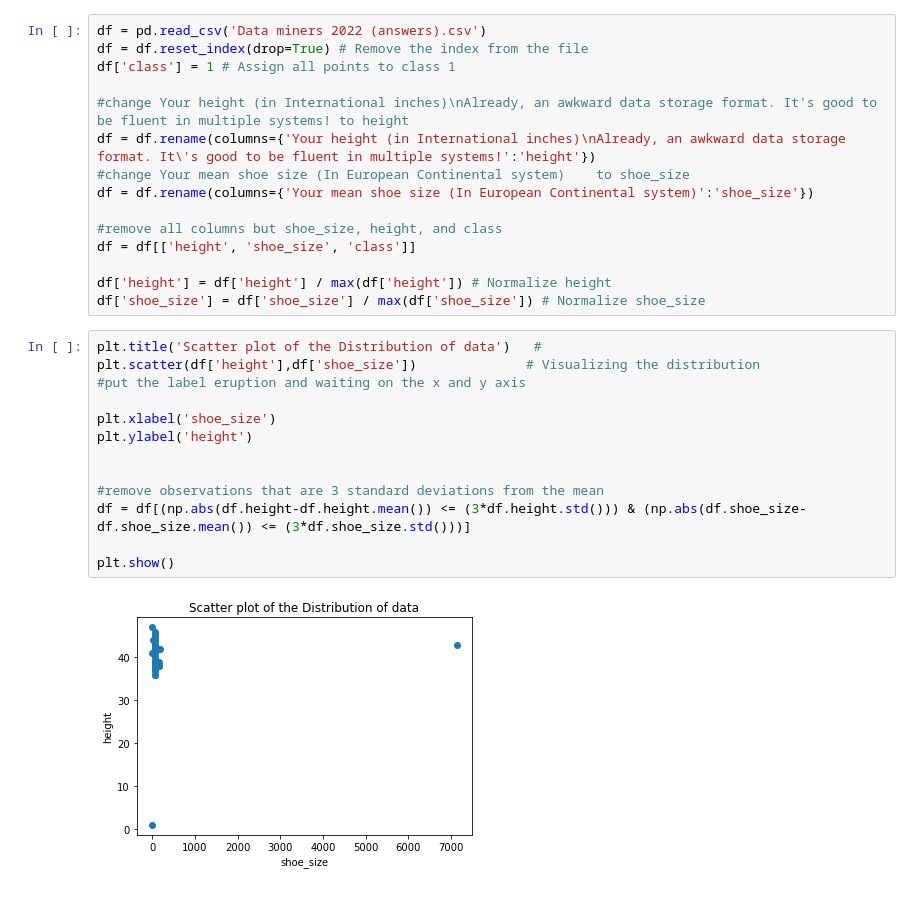
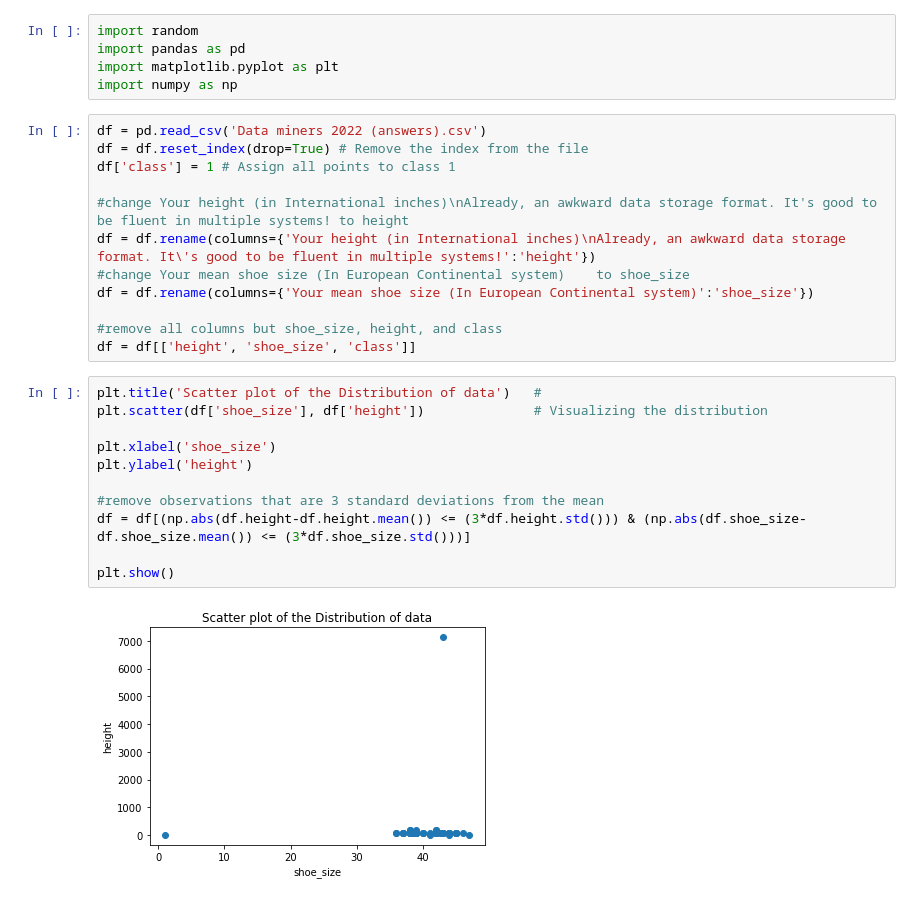
Before and after one commit to Dybton/data-mining-mini-project, a Jupyter notebook: clustering_dataminers.ipynb, the cells around one changed output. Saved outputs shown, nothing was run; the diff lists cells and outputs as text.

```diff
--- a/clustering_dataminers.ipynb
+++ b/clustering_dataminers.ipynb
@@ -16,3 +1,8 @@ import numpy as np
+# %%
+import random
+import pandas as pd
+import matplotlib.pyplot as plt
+import numpy as np
 # %%
 df = pd.read_csv('Data miners 2022 (answers).csv')
 df = df.reset_index(drop=True) # Remove the index from the file
@@ -25,21 +15,16 @@ df = df.rename(columns={'Your mean shoe size (In European Continental system)':'
 
 #remove all columns but shoe_size, height, and class
 df = df[['height', 'shoe_size', 'class']]
-
-df['height'] = df['height'] / max(df['height']) # Normalize height
-df['shoe_size'] = df['shoe_size'] / max(df['shoe_size']) # Normalize shoe_size
 # %%
 plt.title('Scatter plot of the Distribution of data')   #
-plt.scatter(df['height'],df['shoe_size'])              # Visualizing the distribution
-#put the label eruption and waiting on the x and y axis
+plt.scatter(df['shoe_size'], df['height'])              # Visualizing the distribution
 
 plt.xlabel('shoe_size')
 plt.ylabel('height')
-
 
 #remove observations that are 3 standard deviations from the mean
 df = df[(np.abs(df.height-df.height.mean()) <= (3*df.height.std())) & (np.abs(df.shoe_size-df.shoe_size.mean()) <= (3*df.shoe_size.std()))]
 
 plt.show()
 # %% [output]
-[figure, old version]
+[figure, new version]
```
Also changed, not shown: parts of 7 cells of this notebook, 2 other files.
